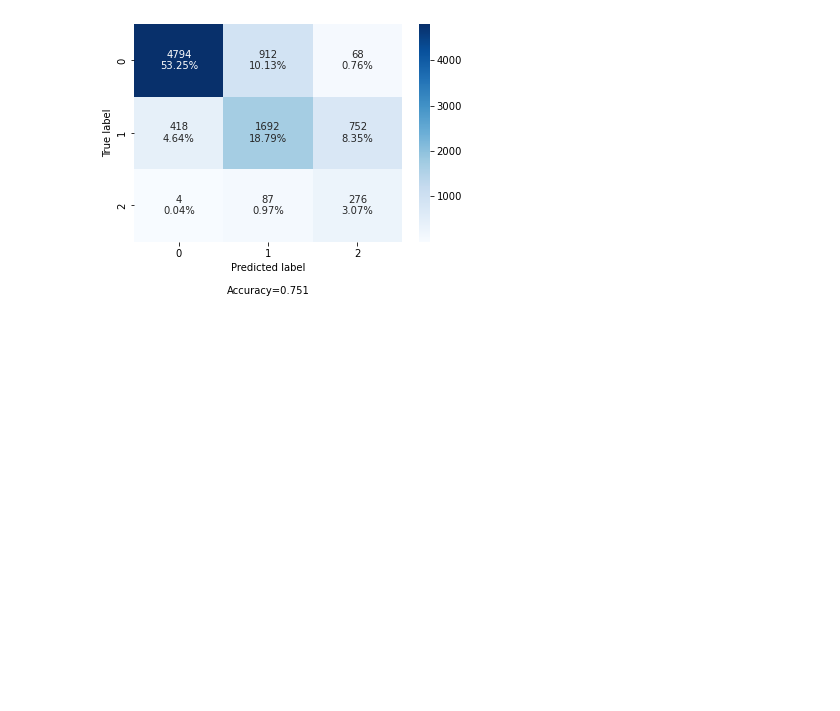
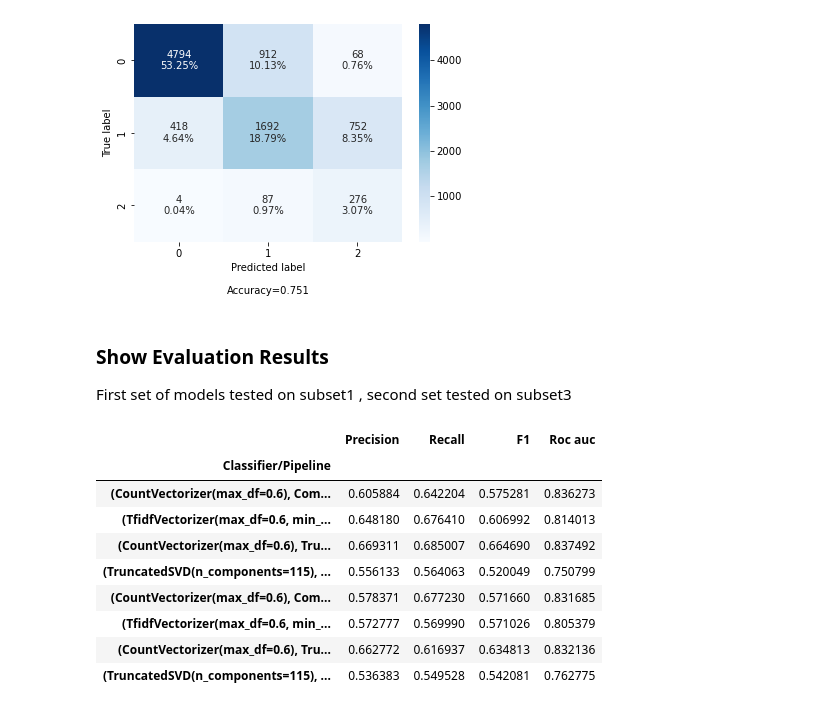
Before and after one commit to jjbocek/ToxicApp, a Jupyter notebook: ToxicApp_Sandbox.ipynb, the cells around one changed output. Cells and saved outputs as stored; diff of their text form; code cells hidden in the pictures; blank space fills up the shorter version.

```diff
--- a/ToxicApp_Sandbox.ipynb
+++ b/ToxicApp_Sandbox.ipynb
@@ -782,3 +874,22 @@ model = fit_model(train_df_subset3, train_lab_subset3, Rocchio_best)
 conf_Ma(model, test_lab_subset3, test_df_subset3)
 # %% [output]
 [figure]
+# %% [markdown]
+### Show Evaluation Results
+
+First set of models tested on subset1 , second set tested on subset3
+# %%
+score_df = pd.DataFrame(scores).set_index("Classifier/Pipeline")
+score_df.round(decimals=3)
+score_df
+# %% [output]
+|  | Precision | Recall | F1 | Roc auc |
+| Classifier/Pipeline |  |  |  |  |
+| (CountVectorizer(max_df=0.6), Com... | 0.605884 | 0.642204 | 0.575281 | 0.836273 |
+| (TfidfVectorizer(max_df=0.6, min_... | 0.648180 | 0.676410 | 0.606992 | 0.814013 |
+| (CountVectorizer(max_df=0.6), Tru... | 0.669311 | 0.685007 | 0.664690 | 0.837492 |
+| (TruncatedSVD(n_components=115), ... | 0.556133 | 0.564063 | 0.520049 | 0.750799 |
+| (CountVectorizer(max_df=0.6), Com... | 0.578371 | 0.677230 | 0.571660 | 0.831685 |
+| (TfidfVectorizer(max_df=0.6, min_... | 0.572777 | 0.569990 | 0.571026 | 0.805379 |
+| (CountVectorizer(max_df=0.6), Tru... | 0.662772 | 0.616937 | 0.634813 | 0.832136 |
+| (TruncatedSVD(n_components=115), ... | 0.536383 | 0.549528 | 0.542081 | 0.762775 |
```
Also changed, not shown: parts of 21 cells of this notebook.
